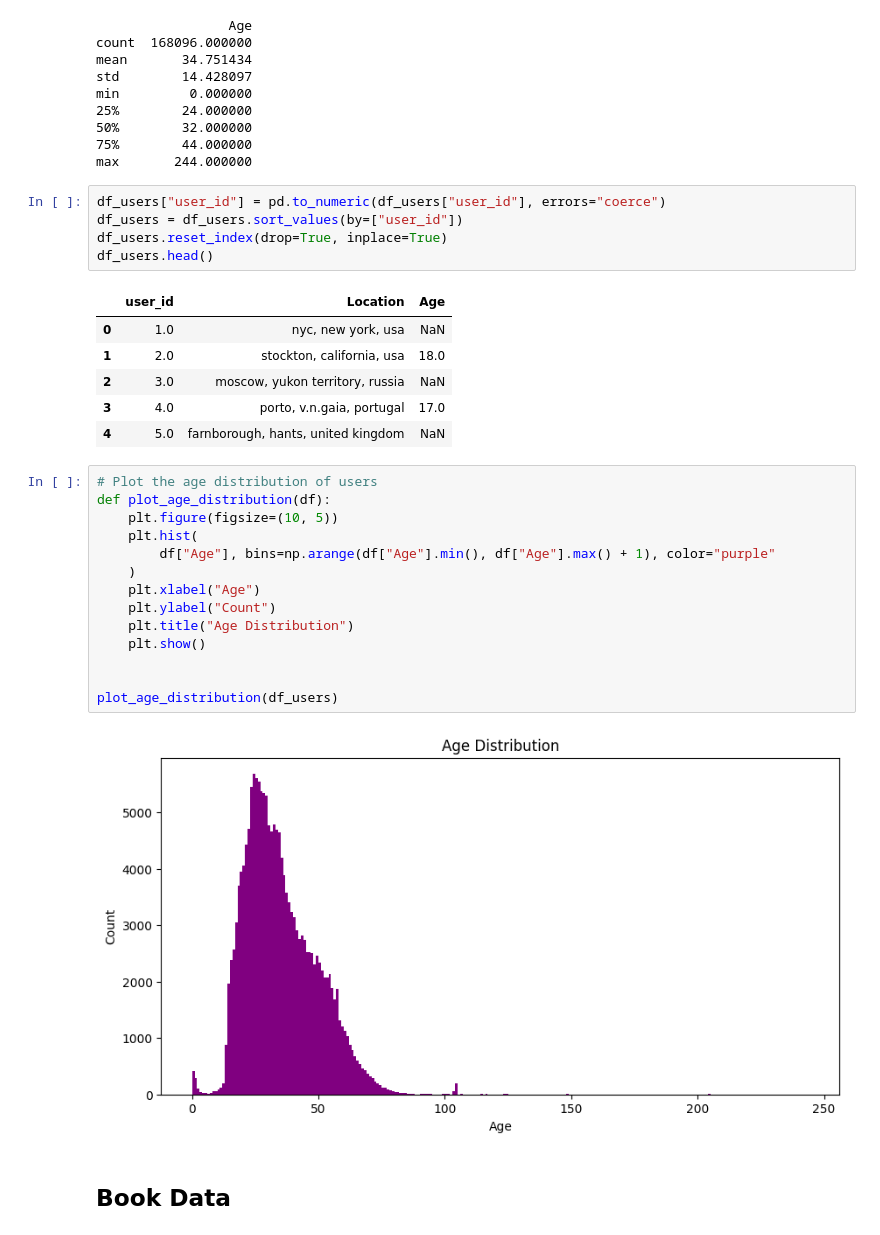
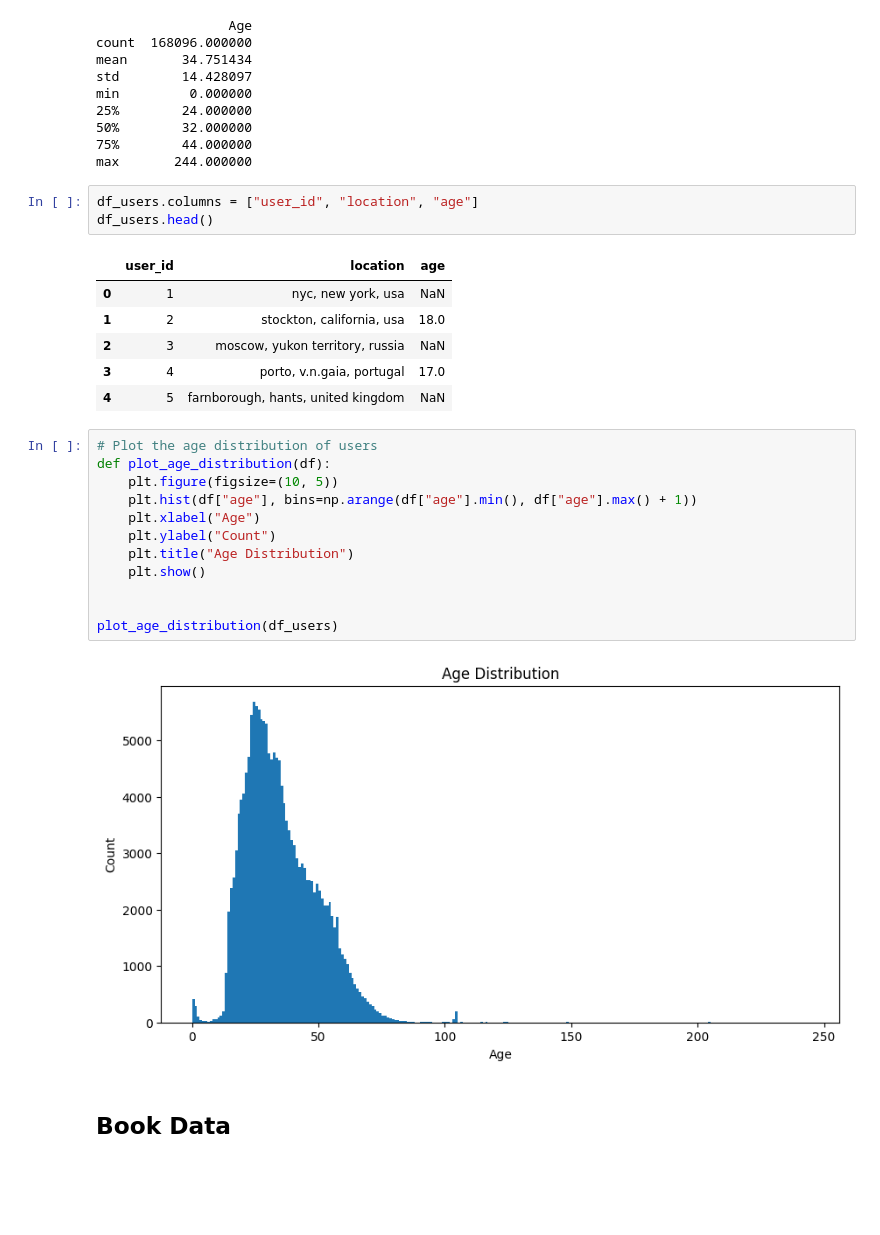
Before and after one commit to raseniero/book-rental-recommerder-system, a Jupyter notebook: Books.ipynb, the cells around one changed output. Cells and saved outputs as stored; diff of their text form; blank space fills up the shorter version.

```diff
--- a/Books.ipynb
+++ b/Books.ipynb
@@ -68,34 +68,30 @@ min         0.000000
 50%        32.000000
 75%        44.000000
 max       244.000000
-# %%
-df_users["user_id"] = pd.to_numeric(df_users["user_id"], errors="coerce")
-df_users = df_users.sort_values(by=["user_id"])
-df_users.reset_index(drop=True, inplace=True)
-df_users.head()
-# %% [output]
-|  | user_id | Location | Age |
-| 0 | 1.0 | nyc, new york, usa | NaN |
-| 1 | 2.0 | stockton, california, usa | 18.0 |
-| 2 | 3.0 | moscow, yukon territory, russia | NaN |
-| 3 | 4.0 | porto, v.n.gaia, portugal | 17.0 |
-| 4 | 5.0 | farnborough, hants, united kingdom | NaN |
+# %%
+df_users.columns = ["user_id", "location", "age"]
+df_users.head()
+# %% [output]
+|  | user_id | location | age |
+| 0 | 1 | nyc, new york, usa | NaN |
+| 1 | 2 | stockton, california, usa | 18.0 |
+| 2 | 3 | moscow, yukon territory, russia | NaN |
+| 3 | 4 | porto, v.n.gaia, portugal | 17.0 |
+| 4 | 5 | farnborough, hants, united kingdom | NaN |
 # %%
 # Plot the age distribution of users
 def plot_age_distribution(df):
     plt.figure(figsize=(10, 5))
-    plt.hist(
-        df["Age"], bins=np.arange(df["Age"].min(), df["Age"].max() + 1), color="purple"
-    )
+    plt.hist(df["age"], bins=np.arange(df["age"].min(), df["age"].max() + 1))
     plt.xlabel("Age")
     plt.ylabel("Count")
     plt.title("Age Distribution")
     plt.show()
 
 
 plot_age_distribution(df_users)
 # %% [output]
-[figure, old version]
+[figure, new version]
 # %% [markdown]
 ## Book Data
 # %% [markdown]
```
Also changed, not shown: parts of 9 cells of this notebook.
